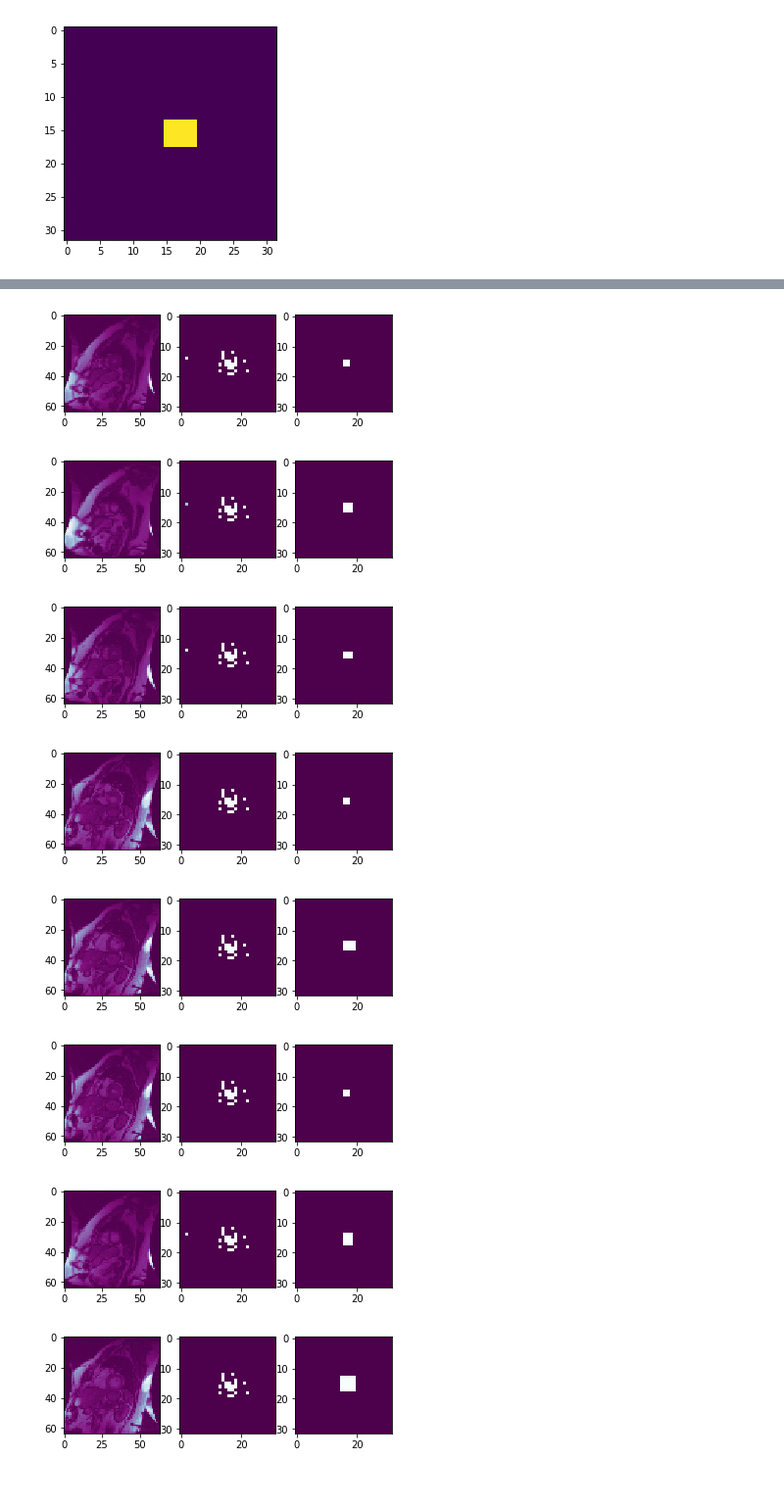
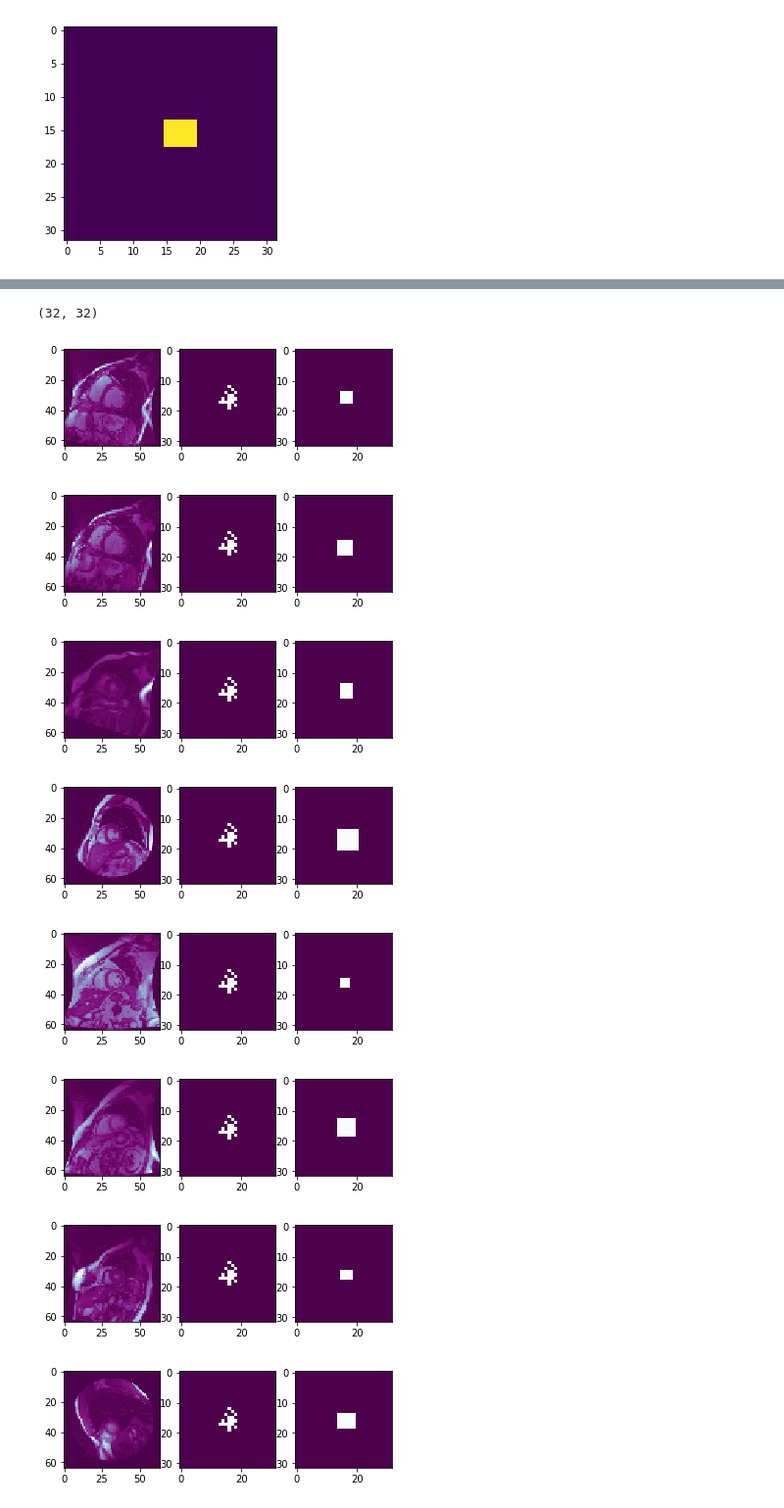
Before and after one commit to qqu0127/LV-segmentation, a Jupyter notebook: demo.ipynb, the cells around one changed output, grey strips where cells are left out. Shown at 98% size. Saved outputs shown, nothing was run; the diff lists cells and outputs as text; code cells hidden in the pictures.

```diff
--- a/demo.ipynb
+++ b/demo.ipynb
@@ -47,13 +67,3 @@ for i in range(20):
 [figure]
 [figure]
 ... (8 outputs left out)
-# %%
-#reshape the data for CNN
-
-print(img_train.shape)
-print(len(ROI_train))
-print(len(ROI_train[0]))
-X = np.zeros((img_train.shape[0], 64, 64, 1))
-for i in range(X.shape[0]):
-    X[i,:,:,0] = cv2.resize(img_train[i,:,:,0], (64, 64), interpolation = cv2.INTER_LINEAR)
-Y = np.array(ROI_train).reshape((len(ROI_train),1, 32, 32))
@@ -89,6 +95,6 @@ Layer, Input Size, Output Size
 # %%
-model.compile(loss='mean_squared_error',
+model.compile(loss='mean_absolute_error',
               optimizer='adam',
               metrics=['accuracy'])
-h = training(model, X, Y, batch_size=16, epochs= 20, data_augm=False)
+h = training(model, X, Y, batch_size=16, epochs= 10, data_augm=False)
 # %% [output]
@@ -112,6 +120,0 @@ Epoch 20/20
-# %%
-ROI_val = get_ROI(VAL_CONTOUR_PATH)
-X_val = np.zeros((img_val.shape[0], 64, 64, 1))
-for i in range(X_val.shape[0]):
-    X_val[i,:,:,0] = cv2.resize(img_val[i,:,:,0], (64, 64), interpolation = cv2.INTER_LINEAR)
-Y_val = np.array(ROI_val).reshape((len(ROI_val),1, 32, 32))
@@ -124,2 +121,2 @@ print(Y_val.shape)
 # %%
-y_pred = model.predict(X_val, batch_size = 16)
+y_pred = model.predict(X_test, batch_size = 16)
@@ -126,20 +127,27 @@ y_pred = model.predict(X_val, batch_size = 16)
+# %%
+temp = y_pred[0,0,:,:]
+temp = cv2.resize(temp.reshape((roi_shape, roi_shape)), (
+                      256,256), cv2.INTER_NEAREST)
+print(temp.shape)
+# %% [output]
+(32, 32)
 # %%
-for i in range(20, 40, 1):
-    mask = y_pred[i, 0, :, :]
-    img = X_val[i, :, :, 0]
+for i in range(10):
+    mask = y_pred[i * 20, 0, :, :]
+    img = X_test[i * 20, :, :, 0]
     plt.figure()
     plt.subplot(131)
     plt.imshow(img, cmap=plt.cm.BuPu_r)
     plt.subplot(132)
     plt.imshow(mask, cmap=plt.cm.BuPu_r)
     plt.subplot(133)
     plt.imshow(ROI_val[i],cmap=plt.cm.BuPu_r)
 # %% [output]
-[figure, old version]
+[figure, new version]
-[figure, old version]
+[figure, new version]
-[figure, old version]
+[figure, new version]
-[figure, old version]
+[figure, new version]
-[figure, old version]
+[figure, new version]
-[figure, old version]
+[figure, new version]
-[figure, old version]
+[figure, new version]
-[figure, old version]
+[figure, new version]
```
Also changed, not shown: parts of 16 cells of this notebook, 1 other file.
